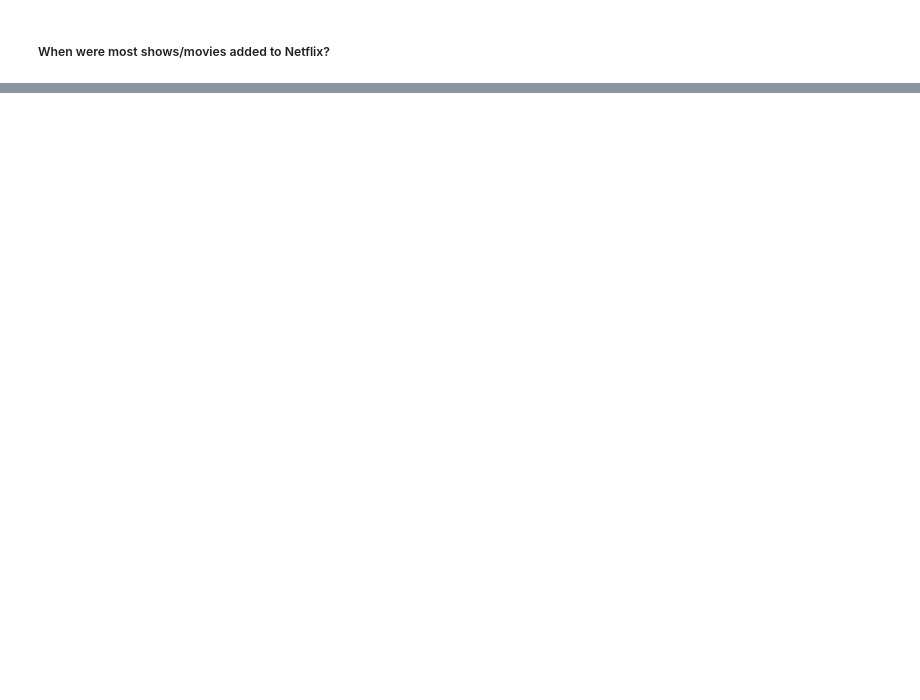
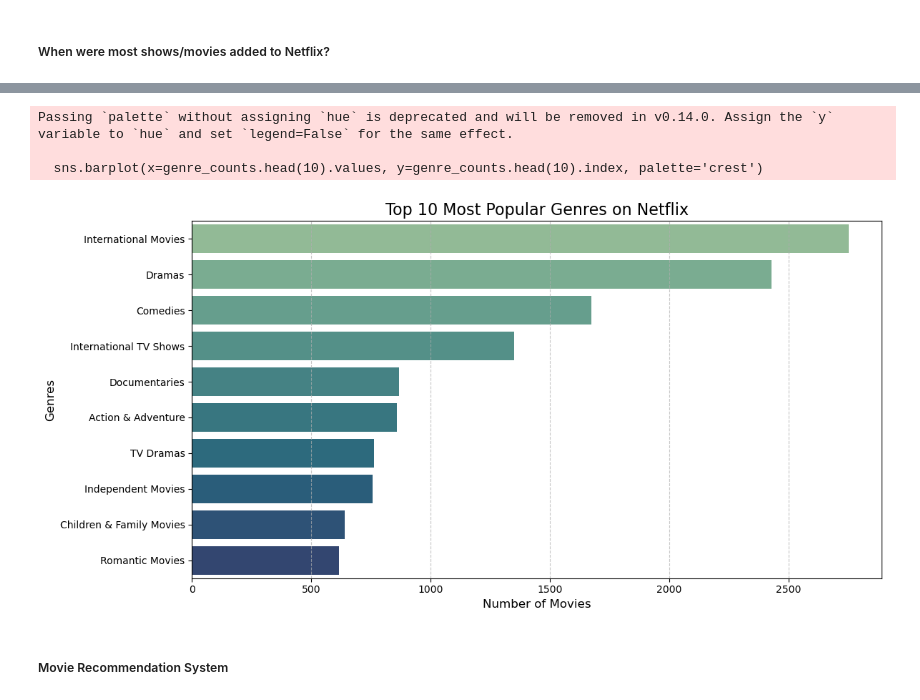
Before and after one commit to tiimmyData/netflixAnalysis, a Jupyter notebook: index.ipynb, the cells around one changed output, grey strips where cells are left out. Drawn from its saved outputs; the diff is of its cells as text; code cells hidden in the pictures; blank space fills up the shorter version.

```diff
--- a/index.ipynb
+++ b/index.ipynb
@@ -241,0 +390,24 @@ dtype: int64
+# %%
+# Split the 'listed_in' column into individual genres and count occurrences
+genre_counts = data['listed_in'].str.split(',').explode().str.strip().value_counts()
+
+# Display the top genres
+# print("Most popular genres based on the number of movies:")
+# print(genre_counts)
+
+# Plot the top 10 genres
+plt.figure(figsize=(12, 6))
+sns.barplot(x=genre_counts.head(10).values, y=genre_counts.head(10).index, palette='crest')
+plt.title('Top 10 Most Popular Genres on Netflix', fontsize=16)
+plt.xlabel('Number of Movies', fontsize=12)
+plt.ylabel('Genres', fontsize=12)
+plt.grid(axis='x', linestyle='--', alpha=0.7)
+plt.tight_layout()
+plt.show()
+# %% [output]
+Passing `palette` without assigning `hue` is deprecated and will be removed in v0.14.0. Assign the `y` variable to `hue` and set `legend=False` for the same effect.
+
+  sns.barplot(x=genre_counts.head(10).values, y=genre_counts.head(10).index, palette='crest')
+[figure, added]
+# %% [markdown]
+##### Movie Recommendation System
```
Also changed, not shown: parts of 21 cells of this notebook, 1 other file.
